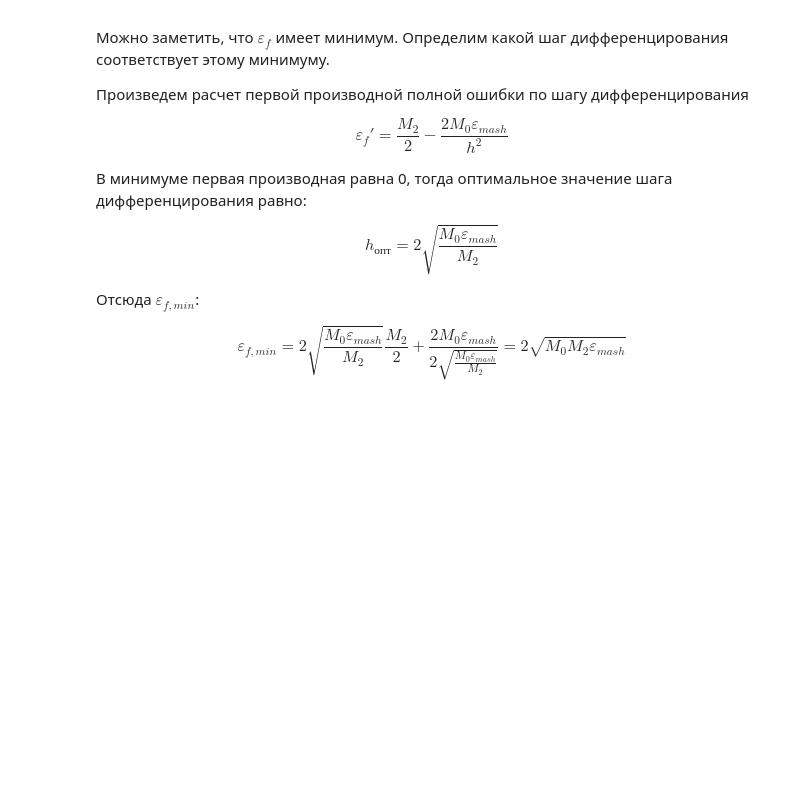
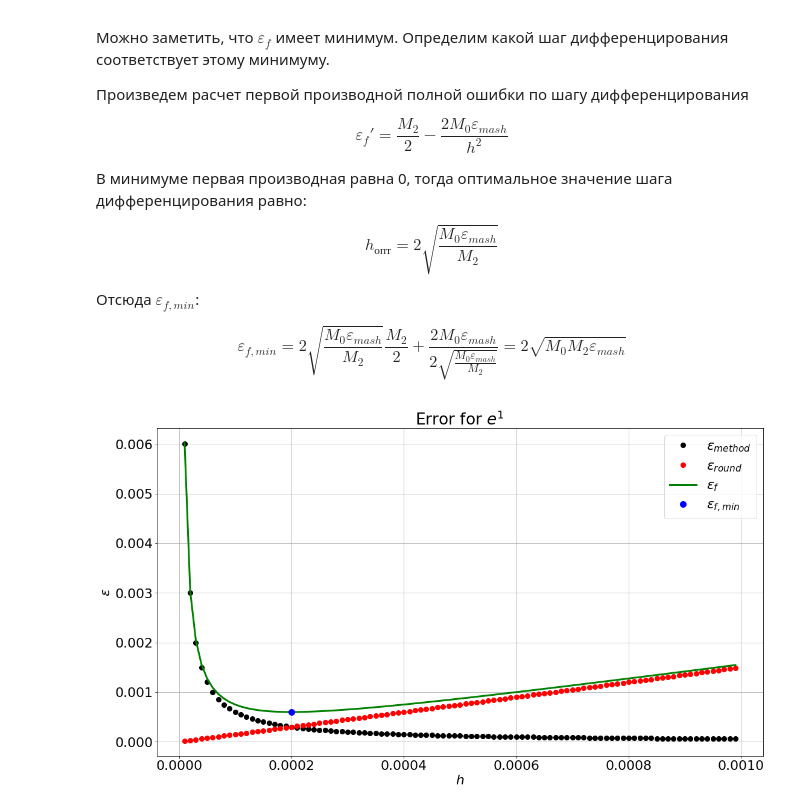
Before and after one commit to MaksimRaik/CompMath, a Jupyter notebook: SeminarOne(Error).ipynb, the cells around one changed output. Cells and saved outputs as stored; diff of their text form; code cells hidden in the pictures; blank space fills up the shorter version.

```diff
--- a/SeminarOne(Error).ipynb
+++ b/SeminarOne(Error).ipynb
@@ -264,31 +264,33 @@ epsmash = 1.0e-8
 
 M0 = M2 = 3.0
 
 Ef = np.zeros( N - 1 )
 
 Emethod = np.zeros( N - 1 )
 
 Eround = np.zeros( N - 1 )
 
 H = np.arange( 1, N, 1 ) * step
 
 for i in np.arange( 0, N - 1, 1 ):
 
     Ef[ i ] = EpsFun( H[ i ] )
 
     Emethod[ i ] = EpsMethod( H[ i ], epsmash )
 
     Eround[ i ] = EpsRound( H[ i ] )
 
 plt.figure( figsize = ( 18, 10 ) )
 plt.plot( H, Emethod, 'k.', ms = 16 )
 plt.plot( H, Eround, 'r.', ms = 16 )
 plt.plot( H, Ef, 'g-', lw = 3 )
 plt.plot( [ h_opt( M0, M2 ), ], [ EpsMin( M0, M2 ), ], 'b.', ms = 20 )
 plt.rc('font', **{'size' : 22})
 plt.xlabel( '$h$' )
 plt.ylabel( '$\\varepsilon$' )
-plt.legend( [ '$\\varepsilon_{method}$', '$\\varepsilon_{round}$', '$\\varepsilon_{f}$' ] )
+plt.legend( [ '$\\varepsilon_{method}$', '$\\varepsilon_{round}$', '$\\varepsilon_{f}$', '$\\varepsilon_{f,min}$' ] )
 plt.title( 'Error for $e^{1}$' )
 plt.grid()
 plt.show()
+# %% [output]
+[figure, added]
```
